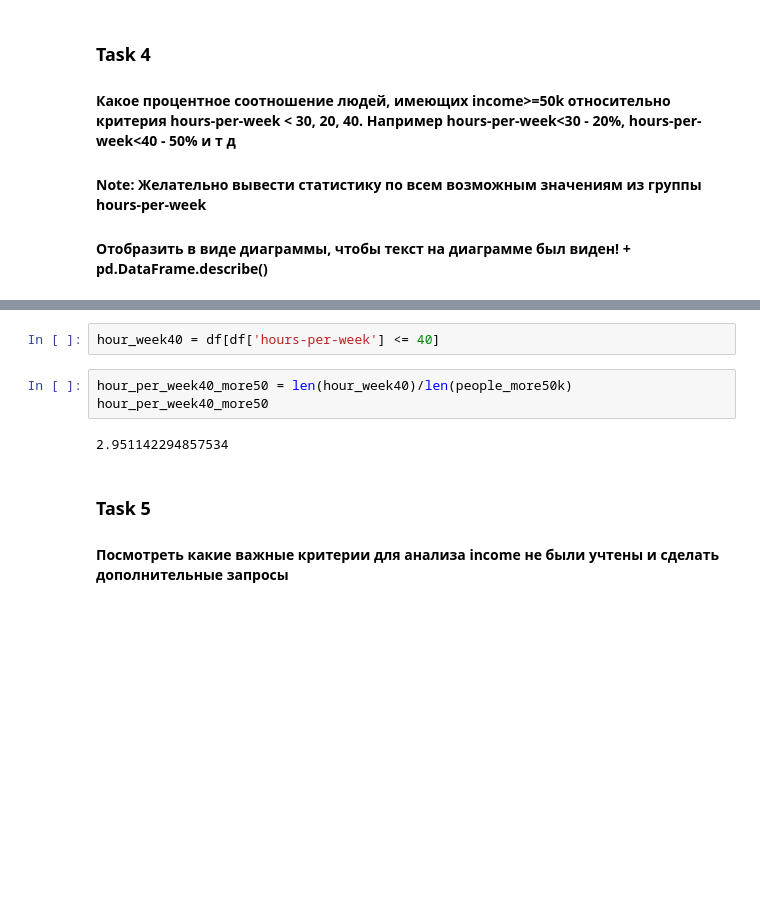
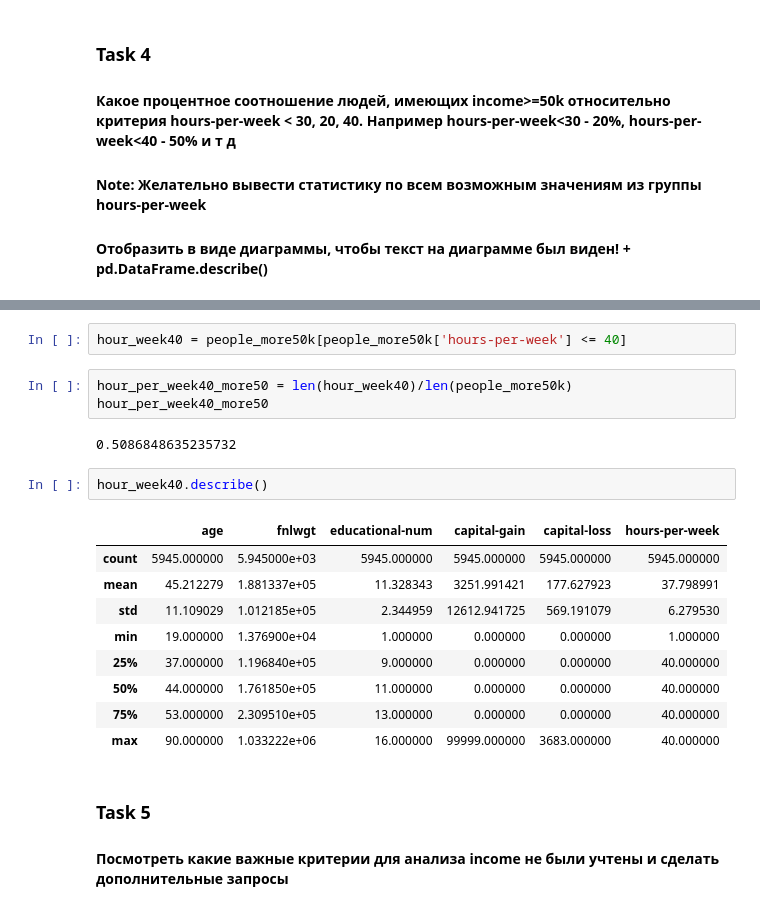
Before and after one commit to PolinaLegusheva/pandas, a Jupyter notebook: Untitled.ipynb, the cells around one changed output, grey strips where cells are left out. Drawn from its saved outputs; the diff is of its cells as text; blank space fills up the shorter version.

```diff
--- a/Untitled.ipynb
+++ b/Untitled.ipynb
@@ -178,10 +199,22 @@ hour_per_week30_more50
 # %%
-hour_week40 = df[df['hours-per-week'] <= 40]
+hour_week40 = people_more50k[people_more50k['hours-per-week'] <= 40]
 # %%
 hour_per_week40_more50 = len(hour_week40)/len(people_more50k)
 hour_per_week40_more50
 # %% [output]
-2.951142294857534
+0.5086848635235732
+# %%
+hour_week40.describe()
+# %% [output]
+|  | age | fnlwgt | educational-num | capital-gain | capital-loss | hours-per-week |
+| count | 5945.000000 | 5.945000e+03 | 5945.000000 | 5945.000000 | 5945.000000 | 5945.000000 |
+| mean | 45.212279 | 1.881337e+05 | 11.328343 | 3251.991421 | 177.627923 | 37.798991 |
+| std | 11.109029 | 1.012185e+05 | 2.344959 | 12612.941725 | 569.191079 | 6.279530 |
+| min | 19.000000 | 1.376900e+04 | 1.000000 | 0.000000 | 0.000000 | 1.000000 |
+| 25% | 37.000000 | 1.196840e+05 | 9.000000 | 0.000000 | 0.000000 | 40.000000 |
+| 50% | 44.000000 | 1.761850e+05 | 11.000000 | 0.000000 | 0.000000 | 40.000000 |
+| 75% | 53.000000 | 2.309510e+05 | 13.000000 | 0.000000 | 0.000000 | 40.000000 |
+| max | 90.000000 | 1.033222e+06 | 16.000000 | 99999.000000 | 3683.000000 | 40.000000 |
 # %% [markdown]
 ### Task 5
 #### Посмотреть какие важные критерии для анализа income не были учтены и сделать дополнительные запросы
```
Also changed, not shown: parts of 8 cells of this notebook.
